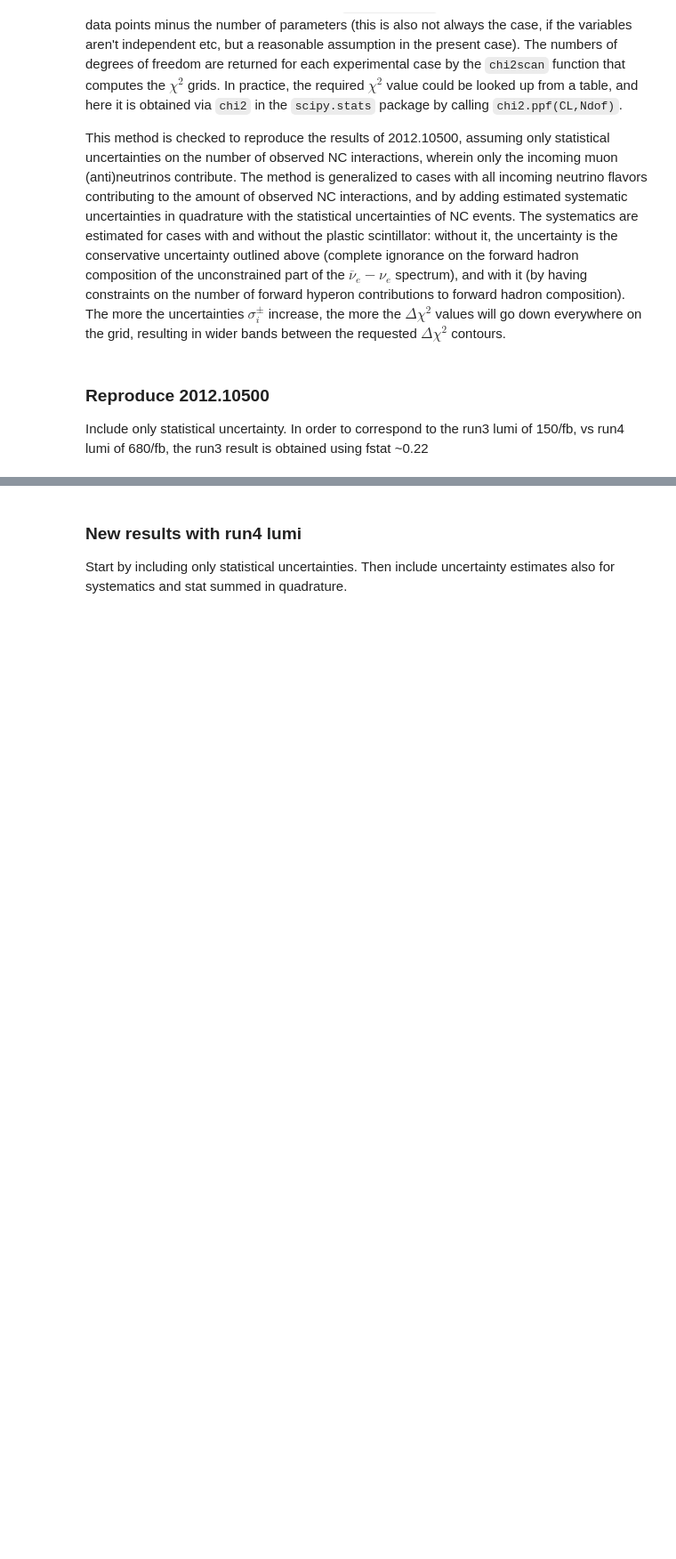
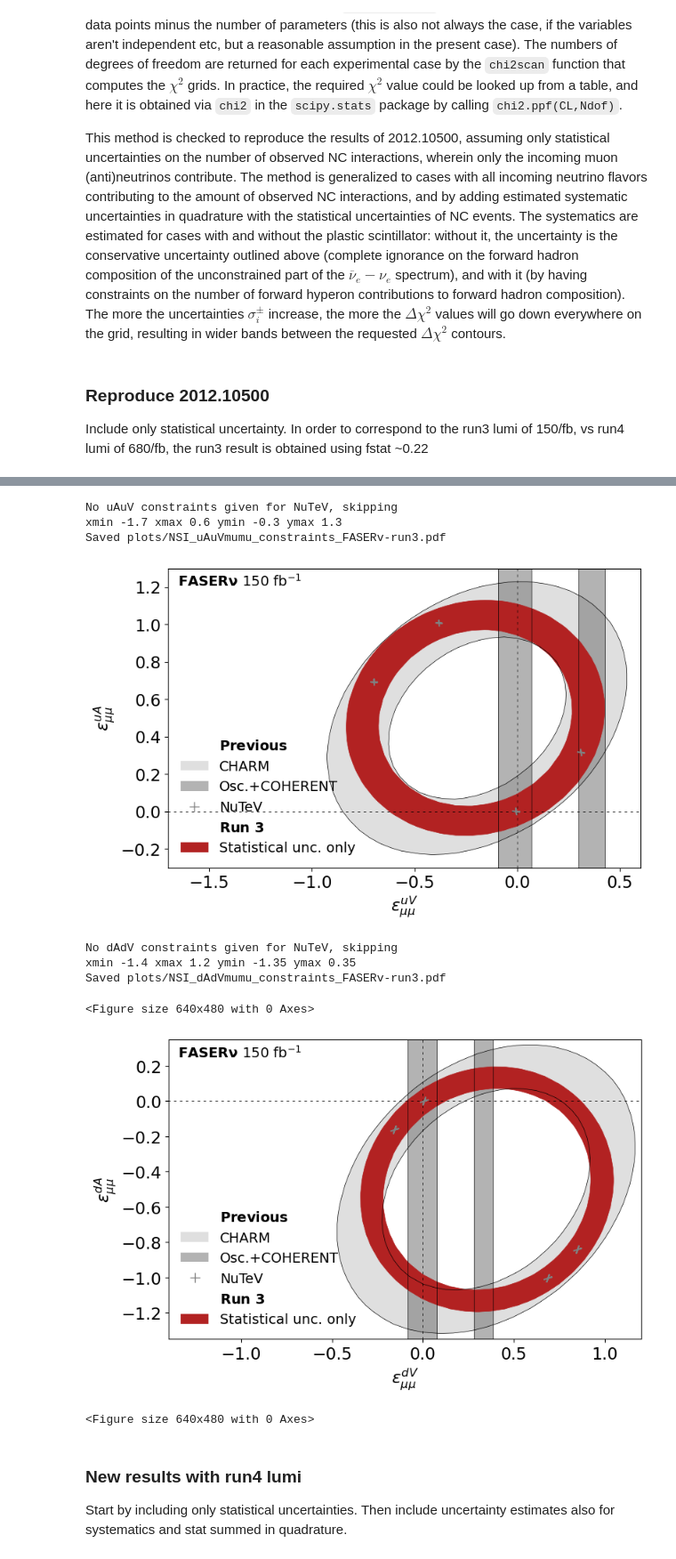
Before and after one commit to makelat/forward-nu-flux-fit, a Jupyter notebook: cid.ipynb, the cells around one changed output, grey strips where cells are left out. Shown at 89% size. Cells and saved outputs as stored; diff of their text form; code cells hidden in the pictures; some formulas as TeX source; blank space fills up the shorter version.

Commit message:
NuTeV constraints

```diff
--- a/cid.ipynb
+++ b/cid.ipynb
@@ -1609,9 +1591,19 @@ def fill_chi2_dict(tag,qstr,llstr,epsVvals,epsAvals,fstat=1.0,nunubars=['12','14
                     nunubars=nunubars)
 # %%
 #Init global dictionaries for storing results
-chi2_NSI={}
-ndof_NSI={}
-NSIquarks = ['d','u']  #Produce NSI bound plots for these quarks
-ngrid=151
-epsVfine = {'d':np.linspace(-0.75,1.25,ngrid), 'u':np.linspace(-1.3,0.7,ngrid)}
-epsAfine = {'d':np.linspace(-1.50,0.50,ngrid), 'u':np.linspace(-0.5,1.5,ngrid)}
+if computeNSIgrid:
+    chi2_NSI={}
+    ndof_NSI={}
+    eps1fine,eps2fine={},{}
+    for detkey in ['FASERv','FASERv2']:
+        ngrid=101
+        if detkey=='FASERv2': ngrid=201
+        eps2fine[detkey] = {'dAdV':np.linspace(-0.75,1.25,ngrid), 'uAuV':np.linspace(-1.3,0.7,ngrid),\
+                            'uRdR':np.linspace(-0.40,0.30,ngrid), 'uLdL':np.linspace(-0.2,1.0,ngrid*4)}
+        eps1fine[detkey] = {'dAdV':np.linspace(-1.50,0.50,ngrid), 'uAuV':np.linspace(-0.5,1.5,ngrid),\
+                            'uRdR':np.linspace(-0.30,0.50,ngrid), 'uLdL':np.linspace(-1.0,0.4,ngrid*4)}
+else:
+    eps1fine = load_json(fitspectratag+'eps1fine')
+    eps2fine = load_json(fitspectratag+'eps2fine')
+    chi2_NSI = load_json(fitspectratag+'chi2_NSI')
+    ndof_NSI = load_json(fitspectratag+'ndof_NSI')
@@ -1741,15 +1824,15 @@ In order to correspond to the run3 lumi of 150/fb, vs run4 lumi of 680/fb, the r
 #Computations
 for tag in ['FASERv-run3']:
     chi2_NSI[tag],ndof_NSI[tag] = {},{}
-    for qstr in NSIquarks:
-        print(qstr)
-        chi2_NSI[tag][qstr],ndof_NSI[tag][qstr] = {},{}
+    for qqstr in ['uAuV','dAdV']:
+        print(qqstr)
+        chi2_NSI[tag][qqstr],ndof_NSI[tag][qqstr] = {},{}
         for llstr in ['mumu']:
             ## All (anti)neutrinos contribute to the NC signal
-            #tmp=fill_chi2_dict(tag=tag,qstr=qstr,llstr=llstr,epsVvals=epsVfine[qstr],epsAvals=epsAfine[qstr],\
+            #tmp=fill_chi2_dict(tag=tag,qqstr=qqstr,llstr=llstr,eps2vals=eps2fine['FASERv'][qqstr],eps1vals=eps1fine['FASERv'][qqstr],\
             #                   fstat=150./experiments['FASERv']['lumi'])
             ## Restrict to muon (anti)neutrinos only, as stated in the paper
-            tmp = fill_chi2_dict(tag=tag,qstr=qstr,llstr=llstr,epsVvals=epsVfine[qstr],epsAvals=epsAfine[qstr],\
+            tmp = fill_chi2_dict(tag=tag,qqstr=qqstr,llstr=llstr,eps2vals=eps2fine['FASERv'][qqstr],eps1vals=eps1fine['FASERv'][qqstr],\
                                  fstat=150./experiments['FASERv']['lumi'],nunubars=['14'])
-            chi2_NSI[tag][qstr][llstr], ndof_NSI[tag][qstr][llstr] = tmp
+            chi2_NSI[tag][qqstr][llstr], ndof_NSI[tag][qqstr][llstr] = tmp
 # %% [output]
@@ -1761,18 +1849,29 @@ KeyError: ''
 # %%
 #Plots
 plotinfo = {'FASERv-run3': {'color': 'firebrick', 'label': r'Statistical unc. only'}}
 llstr = 'mumu'
-for qstr in NSIquarks:
+for qqstr in ['uAuV','dAdV']:
     contourplot(chi2dict=chi2_NSI,\
-                rows=epsAfine[qstr],\
-                cols=epsVfine[qstr],\
+                rows=eps1fine['FASERv'][qqstr],\
+                cols=eps2fine['FASERv'][qqstr],\
                 plotinfo=plotinfo,\
-                qstr=qstr,\
+                qqstr=qqstr,\
                 llstr=llstr,\
                 CL=0.95,\
                 ndofdict=ndof_NSI,\
                 experimentlabel=r'$\bf{FASER\nu}$ 150 fb$^{-1}$',\
                 runstr=r'$\bf{Run~3}$')
+# %% [output]
+No uAuV constraints given for NuTeV, skipping
+xmin -1.7 xmax 0.6 ymin -0.3 ymax 1.3
+Saved plots/NSI_uAuVmumu_constraints_FASERv-run3.pdf
+[figure, added]
+No dAdV constraints given for NuTeV, skipping
+xmin -1.4 xmax 1.2 ymin -1.35 ymax 0.35
+Saved plots/NSI_dAdVmumu_constraints_FASERv-run3.pdf
+<Figure size 640x480 with 0 Axes>
+[figure, added]
+<Figure size 640x480 with 0 Axes>
 # %% [markdown]
 ### New results with run4 lumi
 
```
Also changed, not shown: parts of 21 cells of this notebook, 20 other files.
